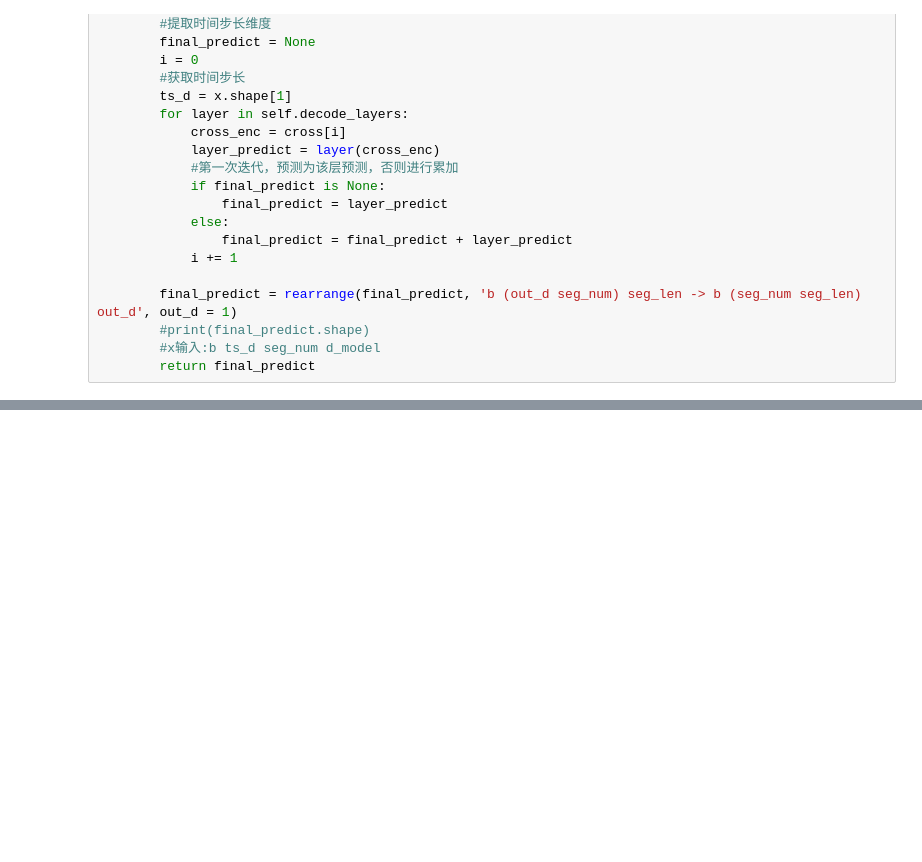
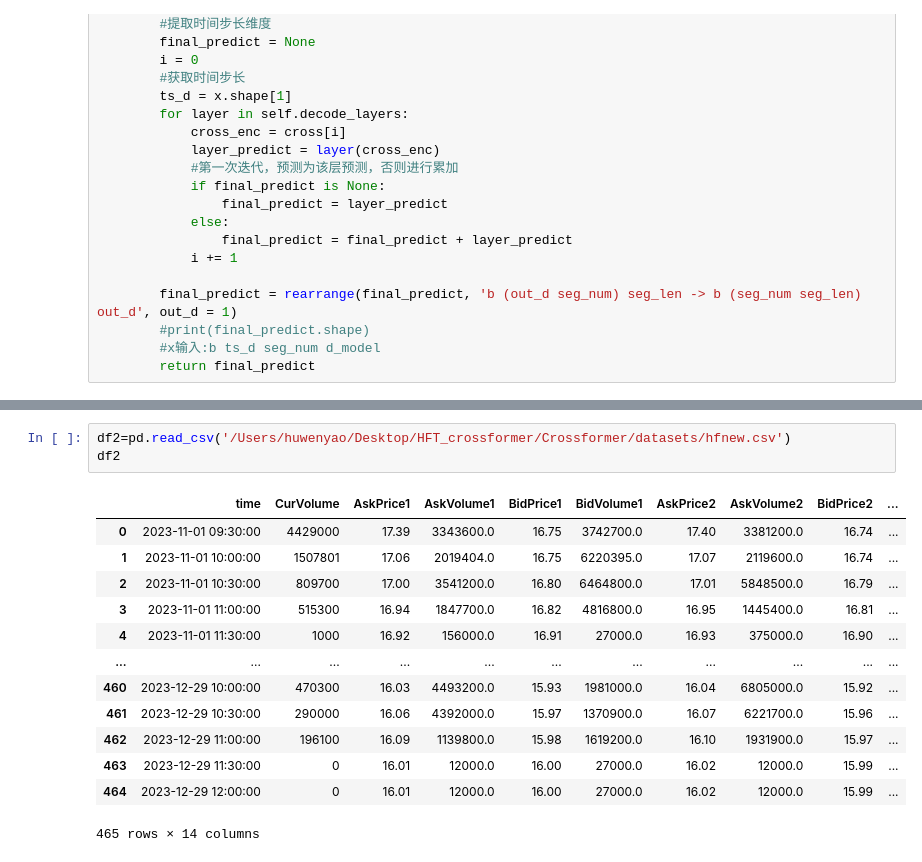
Before and after one commit to huwenyaoallen/HFT-crossformer, a Jupyter notebook: hf.ipynb, the cells around one changed output, grey strips where cells are left out. Cells and saved outputs as stored; diff of their text form; blank space fills up the shorter version.

```diff
--- a/hf.ipynb
+++ b/hf.ipynb
@@ -381,0 +460,17 @@ class Decoder(nn.Module):
+# %%
+df2=pd.read_csv('/Users/huwenyao/Desktop/HFT_crossformer/Crossformer/datasets/hfnew.csv')
+df2
+# %% [output]
+|  | time | CurVolume | AskPrice1 | AskVolume1 | BidPrice1 | BidVolume1 | AskPrice2 | AskVolume2 | BidPrice2 | ... |
+| 0 | 2023-11-01 09:30:00 | 4429000 | 17.39 | 3343600.0 | 16.75 | 3742700.0 | 17.40 | 3381200.0 | 16.74 | ... |
+| 1 | 2023-11-01 10:00:00 | 1507801 | 17.06 | 2019404.0 | 16.75 | 6220395.0 | 17.07 | 2119600.0 | 16.74 | ... |
+| 2 | 2023-11-01 10:30:00 | 809700 | 17.00 | 3541200.0 | 16.80 | 6464800.0 | 17.01 | 5848500.0 | 16.79 | ... |
+| 3 | 2023-11-01 11:00:00 | 515300 | 16.94 | 1847700.0 | 16.82 | 4816800.0 | 16.95 | 1445400.0 | 16.81 | ... |
+| 4 | 2023-11-01 11:30:00 | 1000 | 16.92 | 156000.0 | 16.91 | 27000.0 | 16.93 | 375000.0 | 16.90 | ... |
+| ... | ... | ... | ... | ... | ... | ... | ... | ... | ... | ... |
+| 460 | 2023-12-29 10:00:00 | 470300 | 16.03 | 4493200.0 | 15.93 | 1981000.0 | 16.04 | 6805000.0 | 15.92 | ... |
+| 461 | 2023-12-29 10:30:00 | 290000 | 16.06 | 4392000.0 | 15.97 | 1370900.0 | 16.07 | 6221700.0 | 15.96 | ... |
+| 462 | 2023-12-29 11:00:00 | 196100 | 16.09 | 1139800.0 | 15.98 | 1619200.0 | 16.10 | 1931900.0 | 15.97 | ... |
+| 463 | 2023-12-29 11:30:00 | 0 | 16.01 | 12000.0 | 16.00 | 27000.0 | 16.02 | 12000.0 | 15.99 | ... |
+| 464 | 2023-12-29 12:00:00 | 0 | 16.01 | 12000.0 | 16.00 | 27000.0 | 16.02 | 12000.0 | 15.99 | ... |
+465 rows × 14 columns
```
Also changed, not shown: parts of 37 cells of this notebook, 59 other files.
